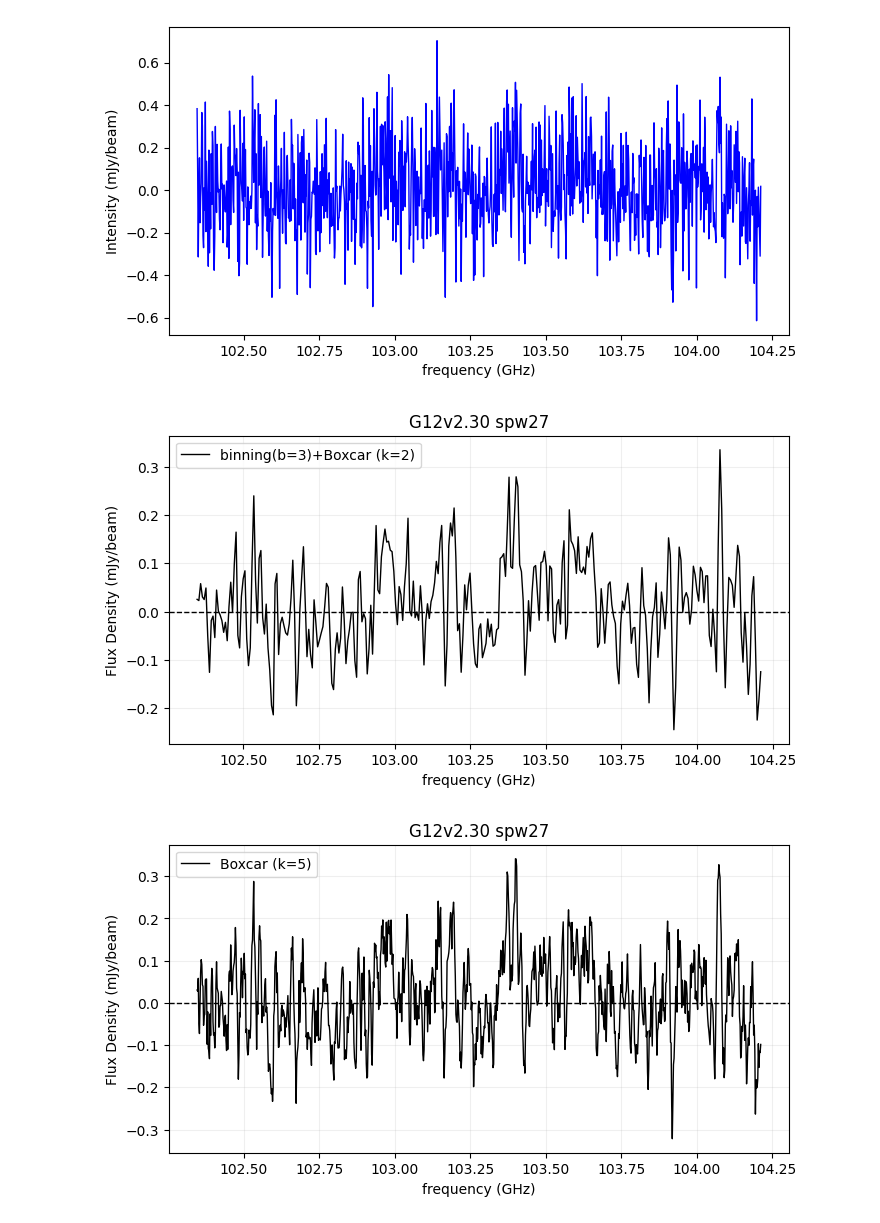
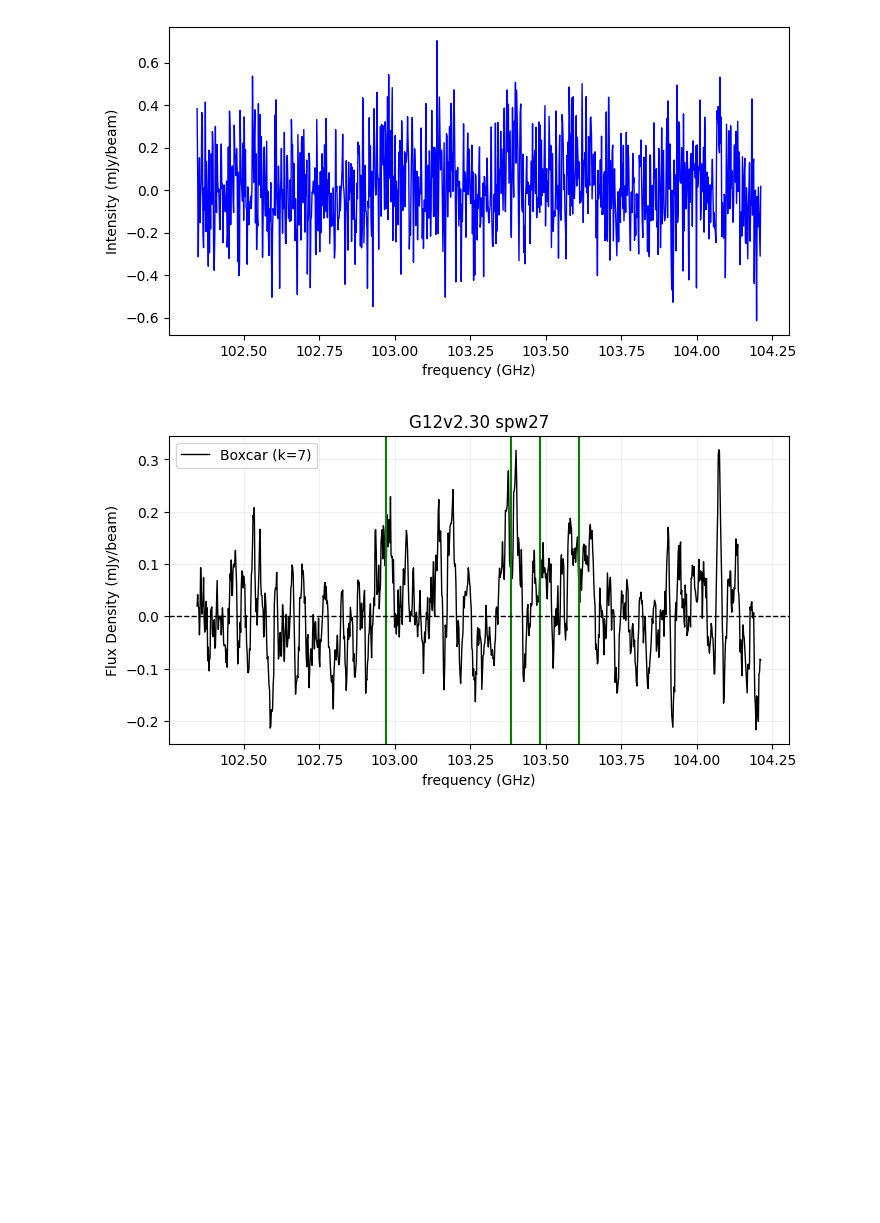
Before and after one commit to 000RF/2025-summer, a Jupyter notebook: G12v2.30/下/spw27.ipynb, the cells around one changed output. Cells and saved outputs as stored; diff of their text form; code cells hidden in the pictures; blank space fills up the shorter version.

```diff
--- a/G12v2.30/下/spw27.ipynb
+++ b/G12v2.30/下/spw27.ipynb
@@ -53,7 +53,7 @@ plt.show()
 NameError: name 'my_lines' is not defined
 [figure]
 # %%
-
+'''
 #if you need to binning + boxcar smoothing
 
 x_binned, y_binned = rebin_spectrum(x, y, bin_size=3)
@@ -70,35 +70,38 @@ plt.plot(x_binned, y_binned_boxcar, color="black", linewidth=1, label="binning(b
 plt.xlabel("frequency (GHz)")
 plt.ylabel("Flux Density (mJy/beam)")
 plt.title("G12v2.30 spw27")
 #plt.xlim(    ,     )
 #plt.ylim(    ,     )
 plt.axhline(0, color="black", linewidth=1, linestyle="--")
 plt.grid(True, alpha=0.2)
 plt.legend()
 plt.show()
-
+'''
 
 #if you just need boxcar smoothing
 
-y_boxcar = boxcar_smooth(y, kernel_size=5)
+y_boxcar = boxcar_smooth(y, kernel_size=7)
 
 plt.figure(figsize=(8, 4))
-plt.plot(x, y_boxcar, color="black", linewidth=1, label="Boxcar (k=5)")
+plt.plot(x, y_boxcar, color="black", linewidth=1, label="Boxcar (k=7)")
 #for freq, label in my_lines:
 #    plt.axvline(freq, color="red", linestyle="-", alpha=0.6)
 #    plt.text(freq, max(y_boxcar)*-0.6, label, rotation=90, color="red", fontsize=10, ha='right', va='bottom')
 #for freq, label in template_lines:
 #    plt.axvline(freq, color="blue", linestyle="-", alpha=0.6)
 #    plt.text(freq, max(df[df.columns[1]])*-0.6, label, rotation=90, color="blue", fontsize=10, ha='right', va='bottom')
+plt.axvline(102.97, color="green")
+plt.axvline(103.385, color="green")
+plt.axvline(103.48, color="green")
+plt.axvline(103.61, color="green")
 plt.xlabel("frequency (GHz)")
 plt.ylabel("Flux Density (mJy/beam)")
 plt.title("G12v2.30 spw27")
 #plt.xlim(    ,     )
 #plt.ylim(    ,     )
 plt.axhline(0, color="black", linewidth=1, linestyle="--")
 plt.grid(True, alpha=0.2)
 plt.legend()
 plt.show()
 # %% [output]
-[figure, old version]
+[figure, new version]
-[figure, removed]
```
Also changed, not shown: 5 other files.
